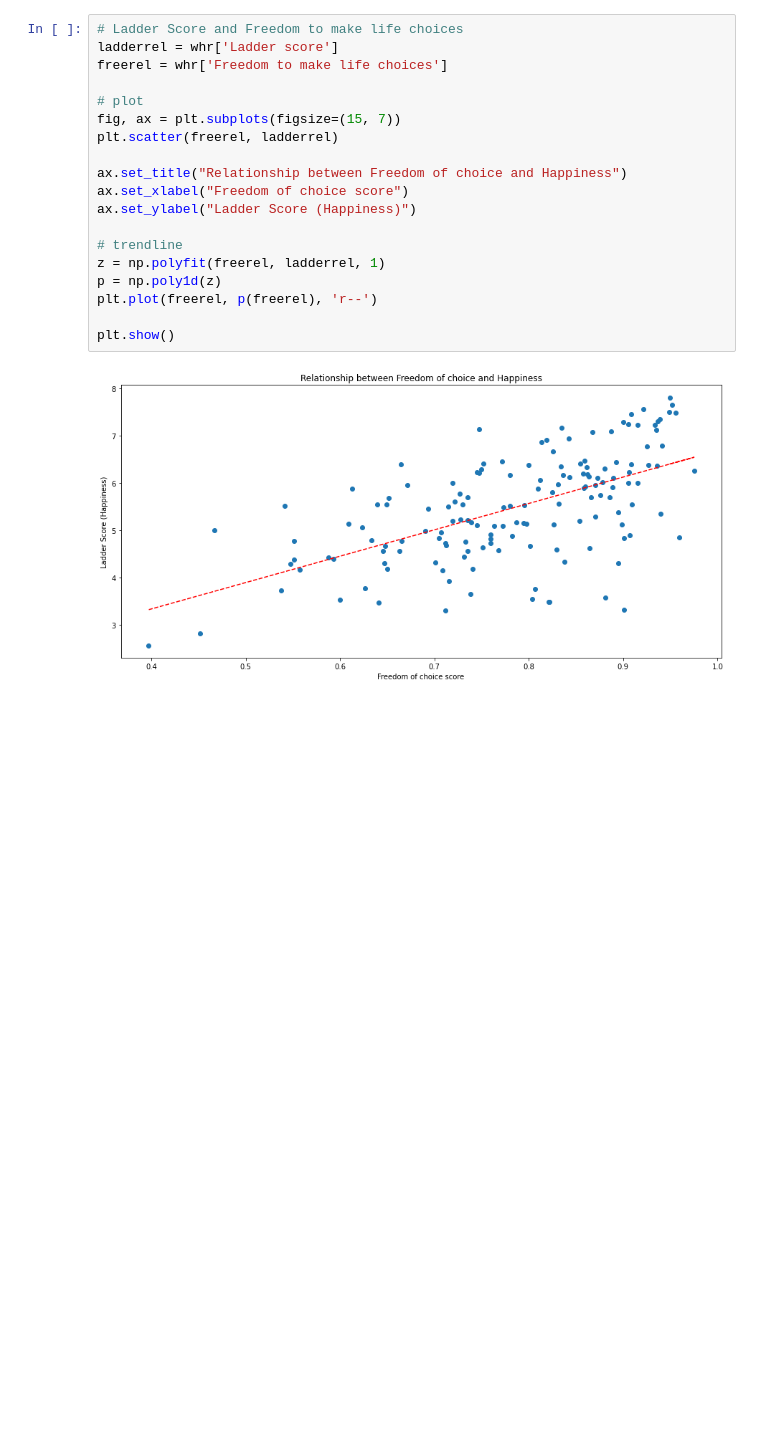
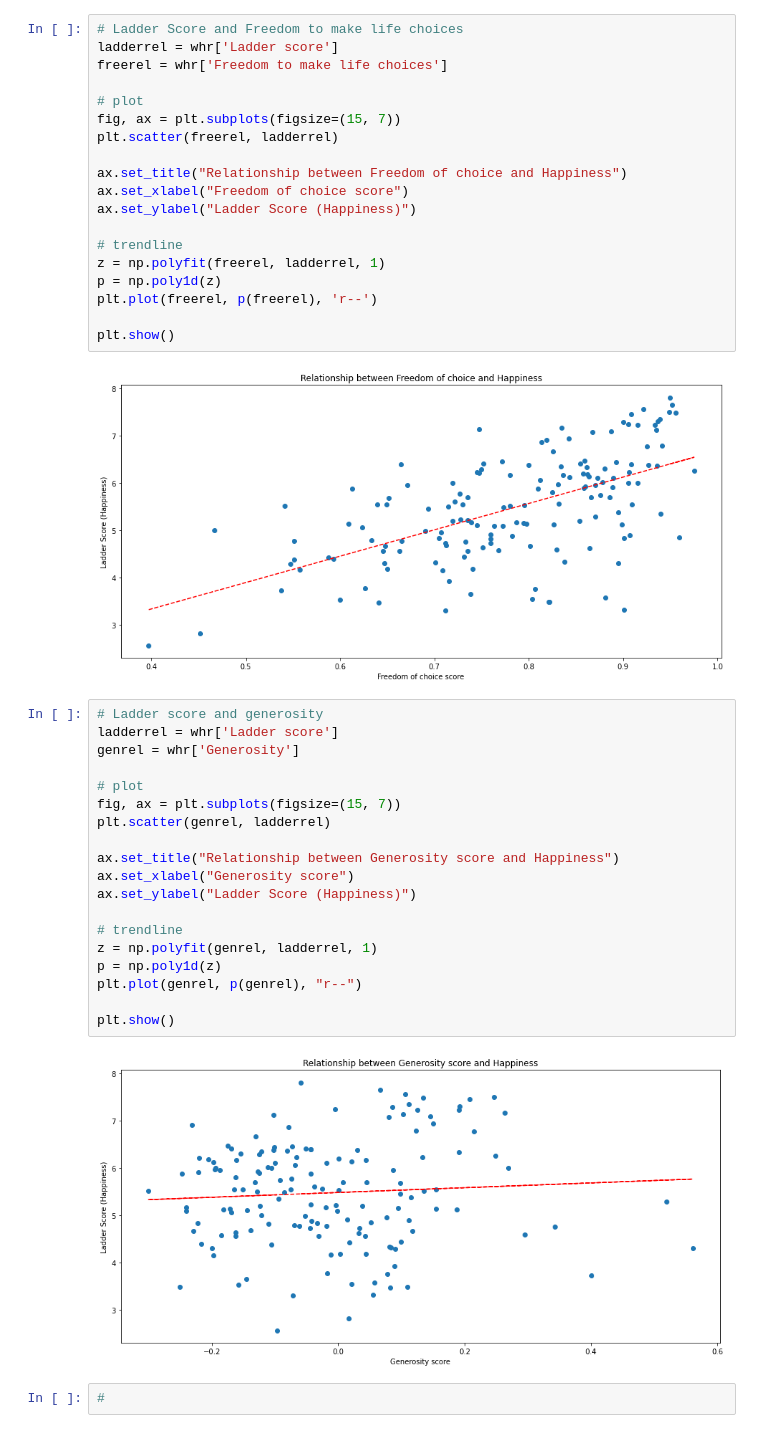
Before and after one commit to gianmillare/Living-in-Happiness, a Jupyter notebook: project.ipynb, the cells around one changed output. Cells and saved outputs as stored; diff of their text form; blank space fills up the shorter version.

Commit message:
completed scatter for ladder score v generosity

```diff
--- a/project.ipynb
+++ b/project.ipynb
@@ -374,3 +374,26 @@ plt.plot(freerel, p(freerel), 'r--')
 plt.show()
 # %% [output]
 [figure]
+# %%
+# Ladder score and generosity
+ladderrel = whr['Ladder score']
+genrel = whr['Generosity']
+
+# plot
+fig, ax = plt.subplots(figsize=(15, 7))
+plt.scatter(genrel, ladderrel)
+
+ax.set_title("Relationship between Generosity score and Happiness")
+ax.set_xlabel("Generosity score")
+ax.set_ylabel("Ladder Score (Happiness)")
+
+# trendline
+z = np.polyfit(genrel, ladderrel, 1)
+p = np.poly1d(z)
+plt.plot(genrel, p(genrel), "r--")
+
+plt.show()
+# %% [output]
+[figure, added]
+# %%
+#
```
